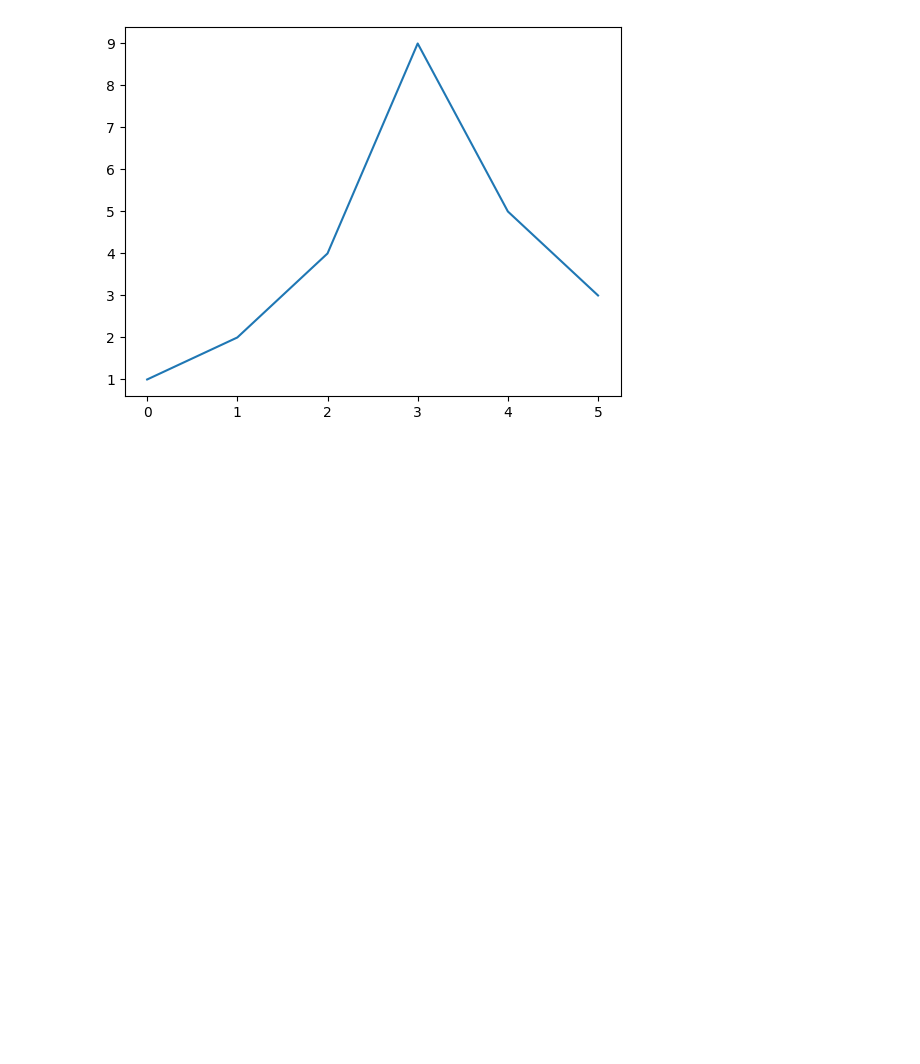
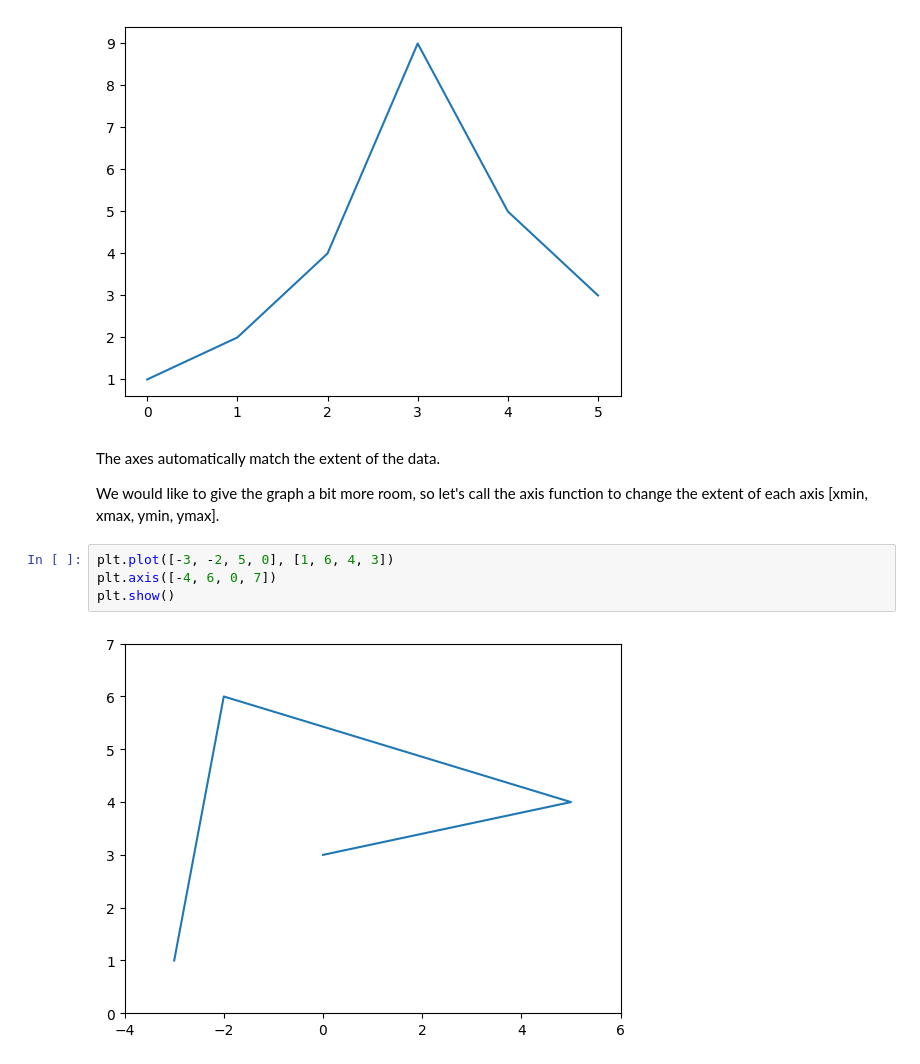
Before and after one commit to JayZeus999/Hands-On-Machine-Learning, a Jupyter notebook: Tools/matplotlib.ipynb, the cells around one changed output. Saved outputs shown, nothing was run; the diff lists cells and outputs as text; blank space fills up the shorter version.

Commit message:
Adjust axes to change the extent of the data

```diff
--- a/Tools/matplotlib.ipynb
+++ b/Tools/matplotlib.ipynb
@@ -6,3 +6,13 @@ plt.plot([1, 2, 4, 9, 5, 3])
 plt.show()
 # %% [output]
 [figure]
+# %% [markdown]
+The axes automatically match the extent of the data.
+
+We would like to give the graph a bit more room, so let's call the axis function to change the extent of each axis [xmin, xmax, ymin, ymax].
+# %%
+plt.plot([-3, -2, 5, 0], [1, 6, 4, 3])
+plt.axis([-4, 6, 0, 7])
+plt.show()
+# %% [output]
+[figure, added]
```
